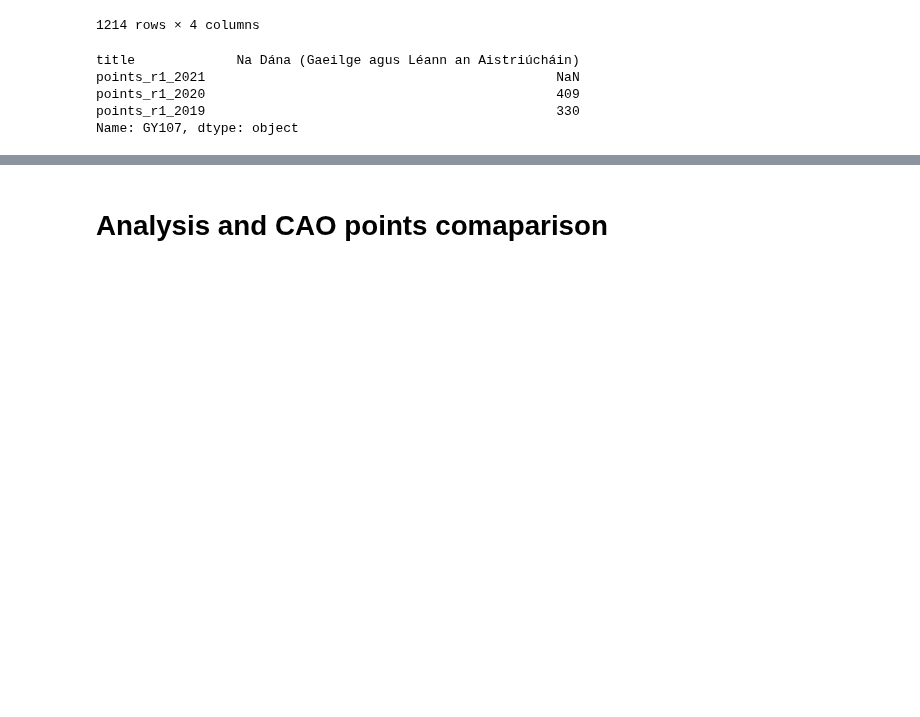
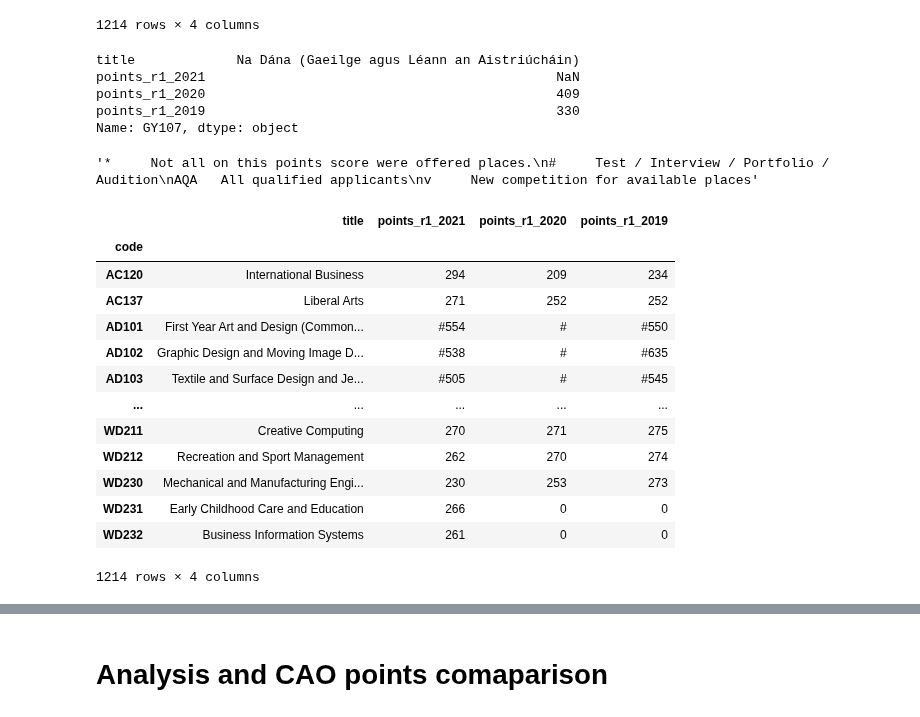
Before and after one commit to Mantvydas-data/FundamentalsofDataAnalysis, a Jupyter notebook: cao.ipynb, the cells around one changed output, grey strips where cells are left out. Saved outputs shown, nothing was run; the diff lists cells and outputs as text; code cells hidden in the pictures; blank space fills up the shorter version.

```diff
--- a/cao.ipynb
+++ b/cao.ipynb
@@ -671,3 +669,28 @@ points_r1_2021                                             NaN
 points_r1_2020                                             409
 points_r1_2019                                             330
 Name: GY107, dtype: object
+# %%
+'''*     Not all on this points score were offered places.
+#     Test / Interview / Portfolio / Audition
+AQA   All qualified applicants
+v     New competition for available places'''
+# %% [output]
+'*     Not all on this points score were offered places.\n#     Test / Interview / Portfolio / Audition\nAQA   All qualified applicants\nv     New competition for available places'
+# %%
+allcourses = allcourses.replace(np.nan, 0)
+allcourses
+# %% [output]
+|  | title | points_r1_2021 | points_r1_2020 | points_r1_2019 |
+| code |  |  |  |  |
+| AC120 | International Business | 294 | 209 | 234 |
+| AC137 | Liberal Arts | 271 | 252 | 252 |
+| AD101 | First Year Art and Design (Common... | #554 | # | #550 |
+| AD102 | Graphic Design and Moving Image D... | #538 | # | #635 |
+| AD103 | Textile and Surface Design and Je... | #505 | # | #545 |
+| ... | ... | ... | ... | ... |
+| WD211 | Creative Computing | 270 | 271 | 275 |
+| WD212 | Recreation and Sport Management | 262 | 270 | 274 |
+| WD230 | Mechanical and Manufacturing Engi... | 230 | 253 | 273 |
+| WD231 | Early Childhood Care and Education | 266 | 0 | 0 |
+| WD232 | Business Information Systems | 261 | 0 | 0 |
+1214 rows × 4 columns
```
Also changed, not shown: parts of 16 cells of this notebook, 28 other files.
